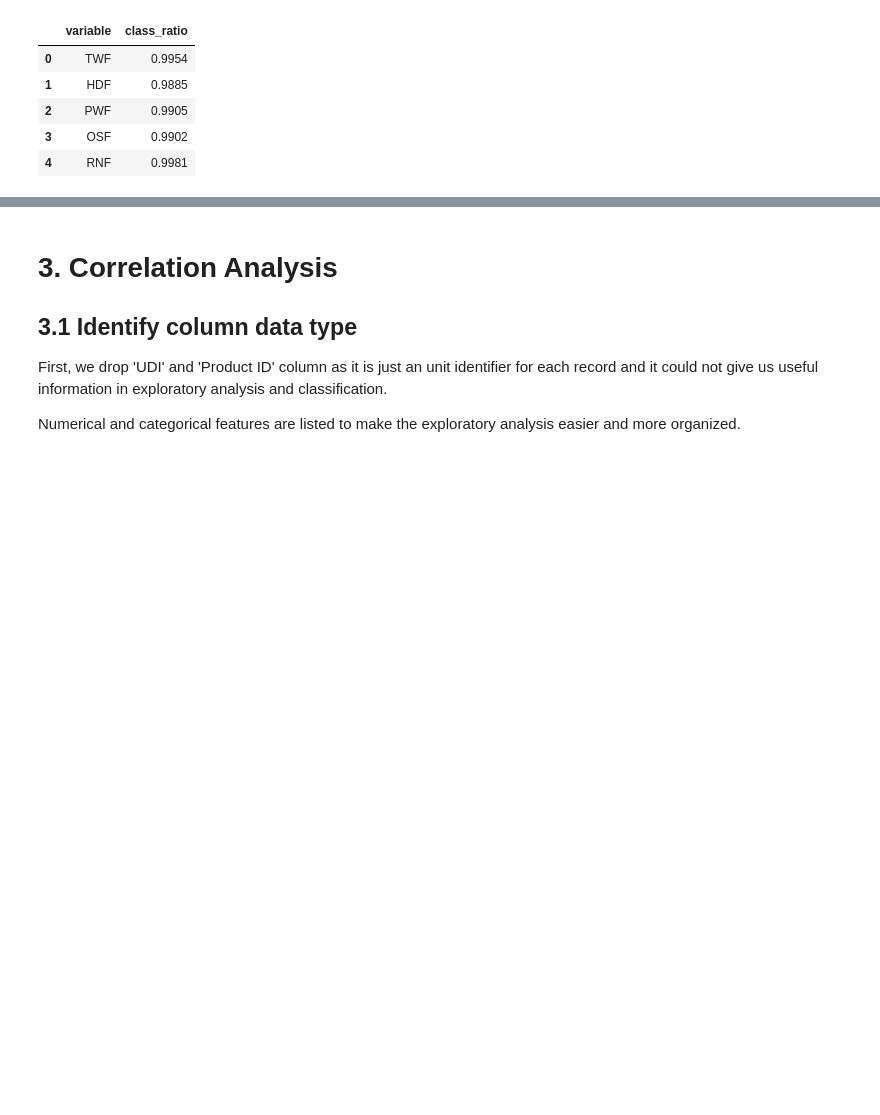
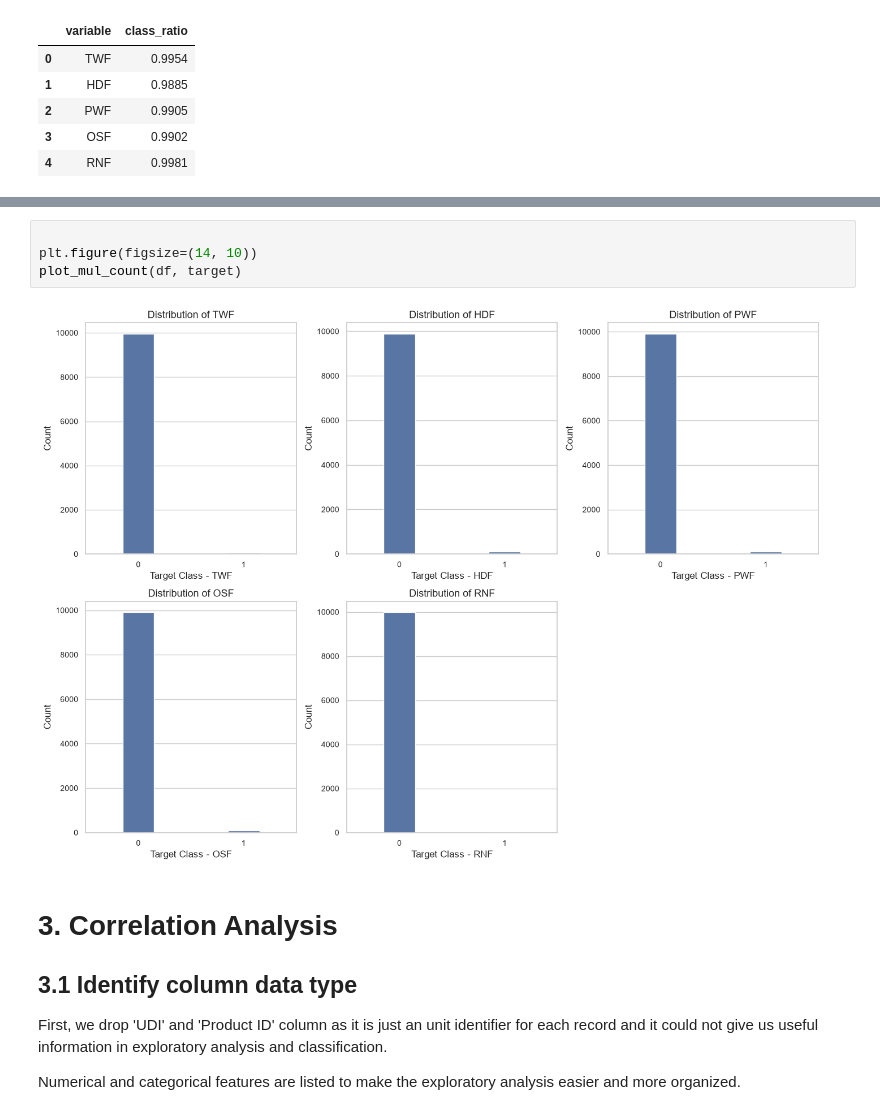
Before and after one commit to OctaviaMay/Machine-Failure-Prediction, a Jupyter notebook: notebooks/03_modeling_multiclass.ipynb, the cells around one changed output, grey strips where cells are left out. Drawn from its saved outputs; the diff is of its cells as text; blank space fills up the shorter version.

```diff
--- a/notebooks/03_modeling_multiclass.ipynb
+++ b/notebooks/03_modeling_multiclass.ipynb
@@ -126,3 +120,9 @@ for t in target:
+# %%
+
+plt.figure(figsize=(14, 10))
+plot_mul_count(df, target)
+# %% [output]
+[figure, added]
 # %% [markdown]
 # 3. Correlation Analysis
 ## 3.1 Identify column data type
```
Also changed, not shown: parts of 4 cells of this notebook, 1 other file.
